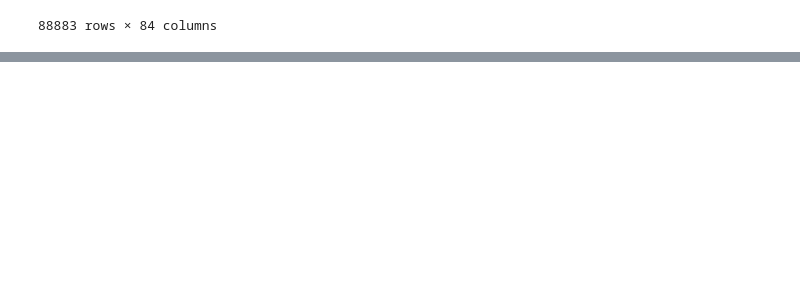
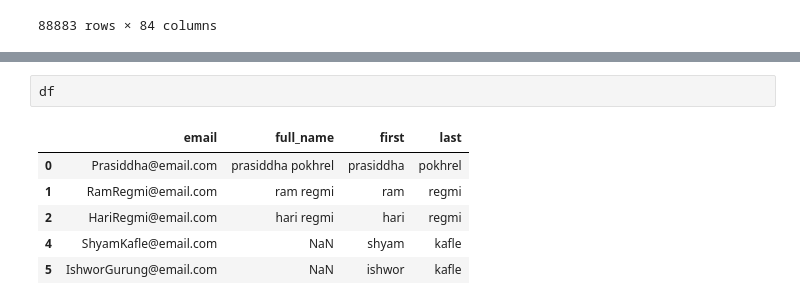
Before and after one commit to pkrlfamous/ML-Python, a Jupyter notebook: Pandas/pandas-practice.ipynb, the cells around one changed output, grey strips where cells are left out. Saved outputs shown, nothing was run; the diff lists cells and outputs as text; blank space fills up the shorter version.

```diff
--- a/Pandas/pandas-practice.ipynb
+++ b/Pandas/pandas-practice.ipynb
@@ -960,0 +1127,9 @@ df.head(2)
+# %%
+df
+# %% [output]
+|  | email | full_name | first | last |
+| 0 | Prasiddha@email.com | prasiddha pokhrel | prasiddha | pokhrel |
+| 1 | RamRegmi@email.com | ram regmi | ram | regmi |
+| 2 | HariRegmi@email.com | hari regmi | hari | regmi |
+| 4 | ShyamKafle@email.com | NaN | shyam | kafle |
+| 5 | IshworGurung@email.com | NaN | ishwor | kafle |
```
Also changed, not shown: parts of 26 cells of this notebook.
